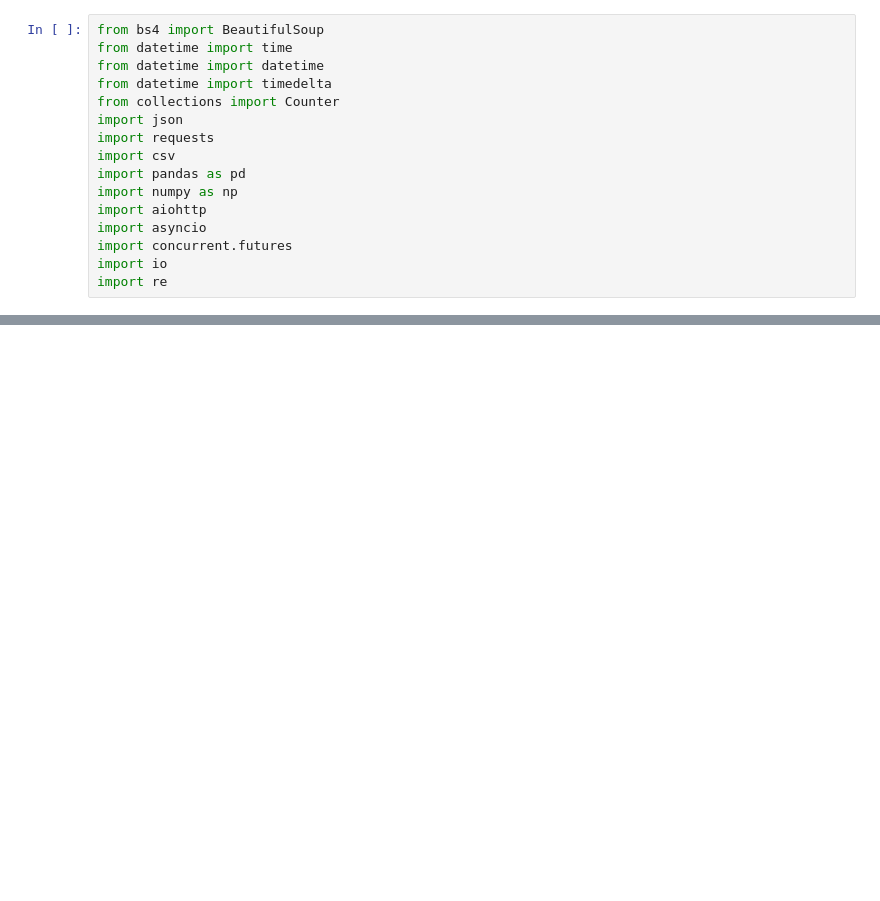
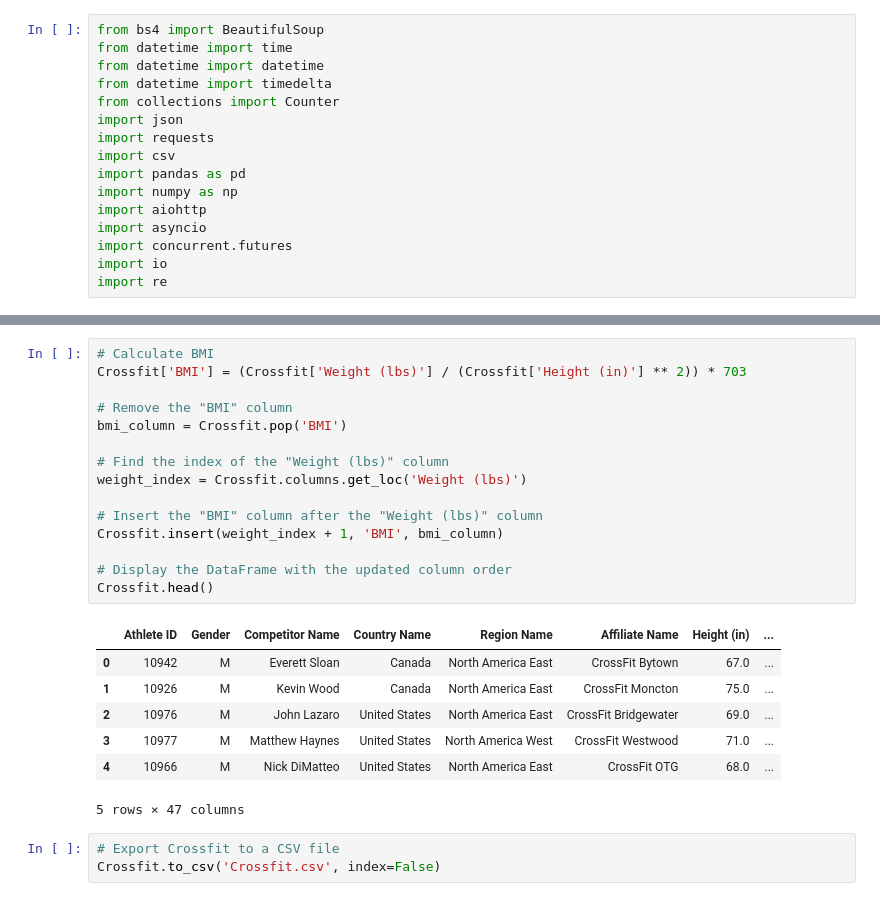
Before and after one commit to cdmoseley/CrossFit-Galvanize-Capstone, a Jupyter notebook: Crossfit_Analysis.ipynb, the cells around one changed output, grey strips where cells are left out. Cells and saved outputs as stored; diff of their text form; blank space fills up the shorter version.

```diff
--- a/Crossfit_Analysis.ipynb
+++ b/Crossfit_Analysis.ipynb
@@ -41,0 +42,26 @@ Crossfit_Men['Snatch (lbs)'].max()
+# %%
+# Calculate BMI
+Crossfit['BMI'] = (Crossfit['Weight (lbs)'] / (Crossfit['Height (in)'] ** 2)) * 703
+
+# Remove the "BMI" column
+bmi_column = Crossfit.pop('BMI')
+
+# Find the index of the "Weight (lbs)" column
+weight_index = Crossfit.columns.get_loc('Weight (lbs)')
+
+# Insert the "BMI" column after the "Weight (lbs)" column
+Crossfit.insert(weight_index + 1, 'BMI', bmi_column)
+
+# Display the DataFrame with the updated column order
+Crossfit.head()
+# %% [output]
+|  | Athlete ID | Gender | Competitor Name | Country Name | Region Name | Affiliate Name | Height (in) | ... |
+| 0 | 10942 | M | Everett Sloan | Canada | North America East | CrossFit Bytown | 67.0 | ... |
+| 1 | 10926 | M | Kevin Wood | Canada | North America East | CrossFit Moncton | 75.0 | ... |
+| 2 | 10976 | M | John Lazaro | United States | North America East | CrossFit Bridgewater | 69.0 | ... |
+| 3 | 10977 | M | Matthew Haynes | United States | North America West | CrossFit Westwood | 71.0 | ... |
+| 4 | 10966 | M | Nick DiMatteo | United States | North America East | CrossFit OTG | 68.0 | ... |
+5 rows × 47 columns
+# %%
+# Export Crossfit to a CSV file
+Crossfit.to_csv('Crossfit.csv', index=False)
```
Also changed, not shown: parts of 6 cells of this notebook, 2 other files.
